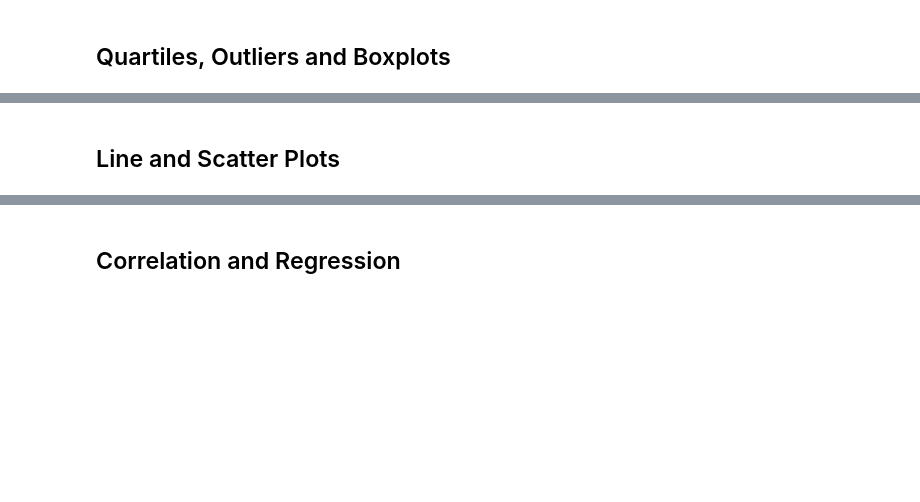
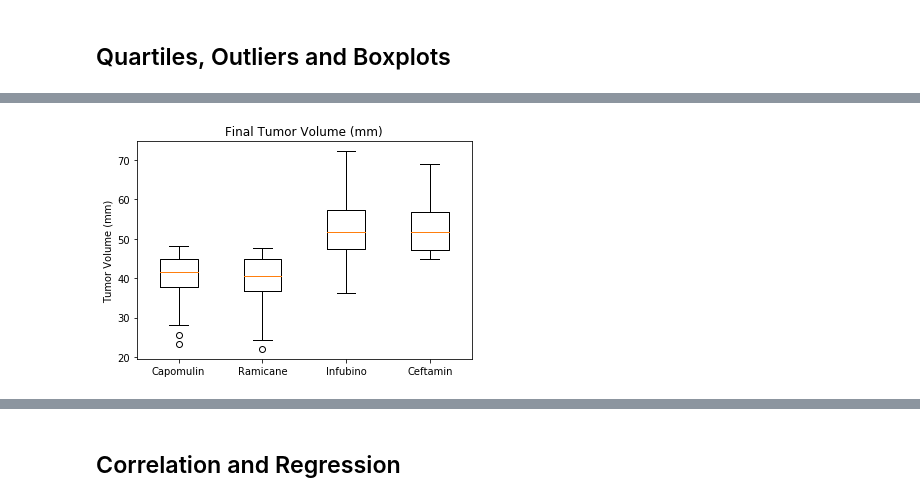
Before and after one commit to DanielDesmondUCD/matplotlib, a Jupyter notebook: Desktop/matplotlibhw/Pymaceuticals/pymaceuticals_starter.ipynb, the cells around one changed output, grey strips where cells are left out. Drawn from its saved outputs; the diff is of its cells as text; code cells hidden in the pictures; blank space fills up the shorter version.

Commit message:
Scatter/Line

```diff
--- a/Desktop/matplotlibhw/Pymaceuticals/pymaceuticals_starter.ipynb
+++ b/Desktop/matplotlibhw/Pymaceuticals/pymaceuticals_starter.ipynb
@@ -232,0 +228,20 @@ tumor_vol = []
+# %%
+drugs = ['Capomulin', 'Ramicane', 'Infubinol', 'Ceftamin']
+
+tumor = []
+
+for drug in drugs:
+    drug1 = cleandata.loc[cleandata['Drug Regimen'] == drug, 'Tumor Volume (mm3)']
+
+    tumor.append(drug1)
+
+    quartiles = drug1.quantile([.25,.5,.75])
+    lowerq = quartiles[0.25]
+    upperq = quartiles[0.75]
+    iqr = upperq-lowerq
+
+    lower_bound = lowerq - (1.5*iqr)
+    upper_bound = upperq + (1.5*iqr)
+    outliers = drug1.loc[(drug1 < lower_bound) | (drug1 > upper_bound)]
+
+    print(outliers)
@@ -233,4 +256,12 @@ tumor_vol = []
 # %%
+
 # Generate a box plot of the final tumor volume of each mouse across four regimens of interest
+
+fig1, tumorplot = plt.subplots()
+tumorplot.set_title('Final Tumor Volume (mm)')
+tumorplot.set_ylabel('Tumor Volume (mm)')
+tumorplot.set_xticklabels(["Capomulin","Ramicane","Infubino","Ceftamin"])
+tumorplot.boxplot(tumor)
+plt.show()
+# %% [output]
+[figure, added]
-# %% [markdown]
-## Line and Scatter Plots
```
Also changed, not shown: parts of 9 cells of this notebook.
